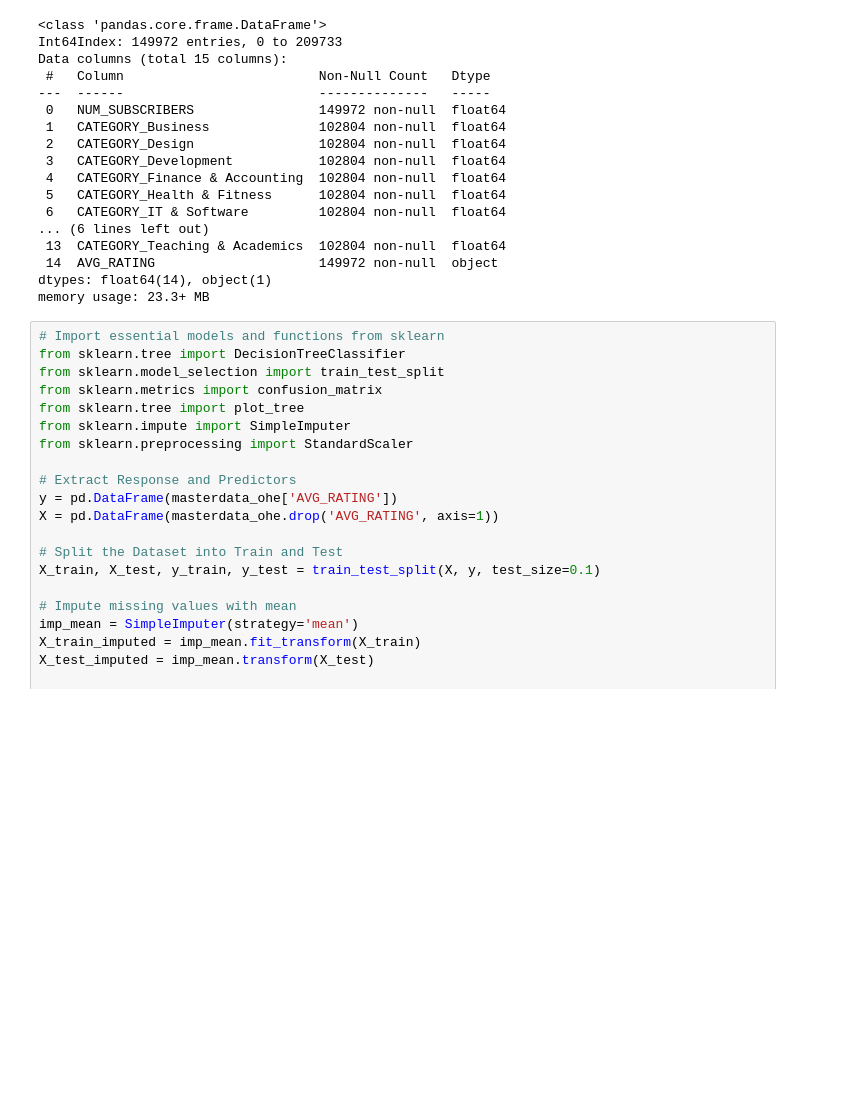
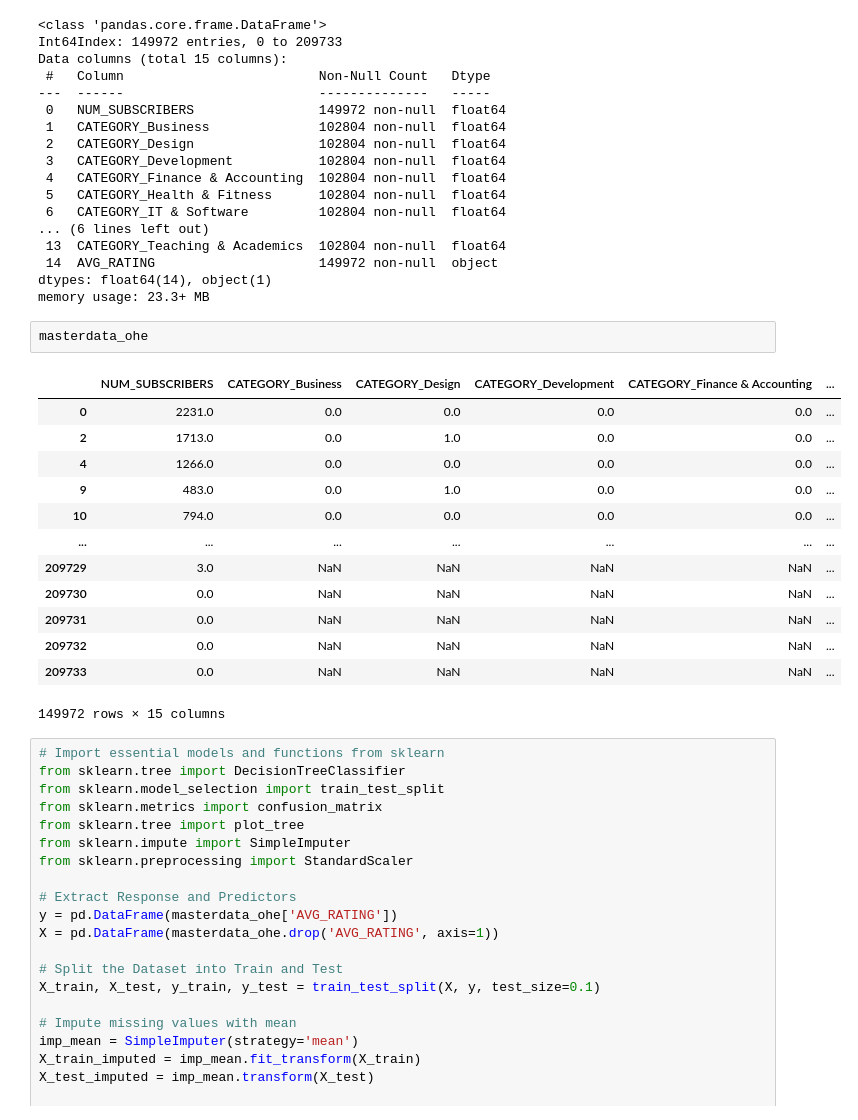
Before and after one commit to Amizzuddin/sc1015, a Jupyter notebook: contributions/sunqing/PredictRatingbySubscriberCategoryTree.ipynb, the cells around one changed output. Saved outputs shown, nothing was run; the diff lists cells and outputs as text; blank space fills up the shorter version.

```diff
--- a/contributions/sunqing/PredictRatingbySubscriberCategoryTree.ipynb
+++ b/contributions/sunqing/PredictRatingbySubscriberCategoryTree.ipynb
@@ -185,6 +185,22 @@ Data columns (total 15 columns):
  14  AVG_RATING                     149972 non-null  object
 dtypes: float64(14), object(1)
 memory usage: 23.3+ MB
+# %%
+masterdata_ohe
+# %% [output]
+|  | NUM_SUBSCRIBERS | CATEGORY_Business | CATEGORY_Design | CATEGORY_Development | CATEGORY_Finance & Accounting | ... |
+| 0 | 2231.0 | 0.0 | 0.0 | 0.0 | 0.0 | ... |
+| 2 | 1713.0 | 0.0 | 1.0 | 0.0 | 0.0 | ... |
+| 4 | 1266.0 | 0.0 | 0.0 | 0.0 | 0.0 | ... |
+| 9 | 483.0 | 0.0 | 1.0 | 0.0 | 0.0 | ... |
+| 10 | 794.0 | 0.0 | 0.0 | 0.0 | 0.0 | ... |
+| ... | ... | ... | ... | ... | ... | ... |
+| 209729 | 3.0 | NaN | NaN | NaN | NaN | ... |
+| 209730 | 0.0 | NaN | NaN | NaN | NaN | ... |
+| 209731 | 0.0 | NaN | NaN | NaN | NaN | ... |
+| 209732 | 0.0 | NaN | NaN | NaN | NaN | ... |
+| 209733 | 0.0 | NaN | NaN | NaN | NaN | ... |
+149972 rows × 15 columns
 # %%
 # Import essential models and functions from sklearn
 from sklearn.tree import DecisionTreeClassifier
```
Also changed, not shown: 1 other file.
